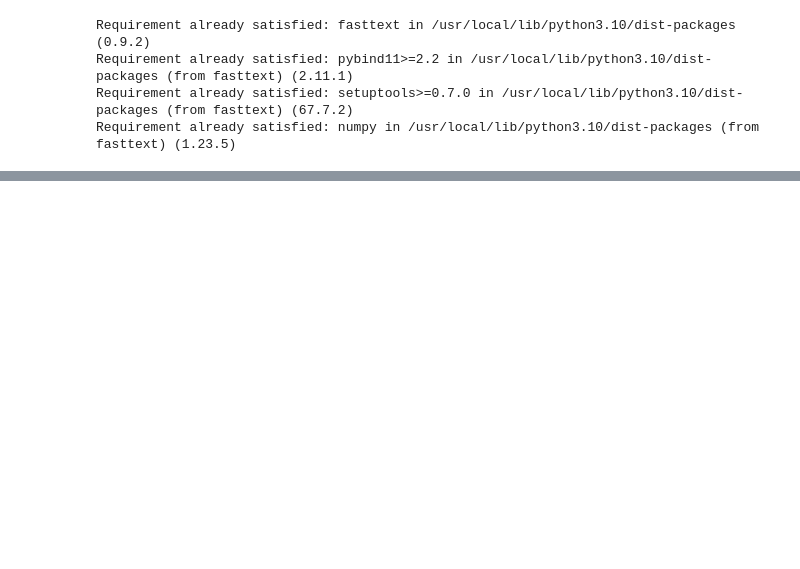
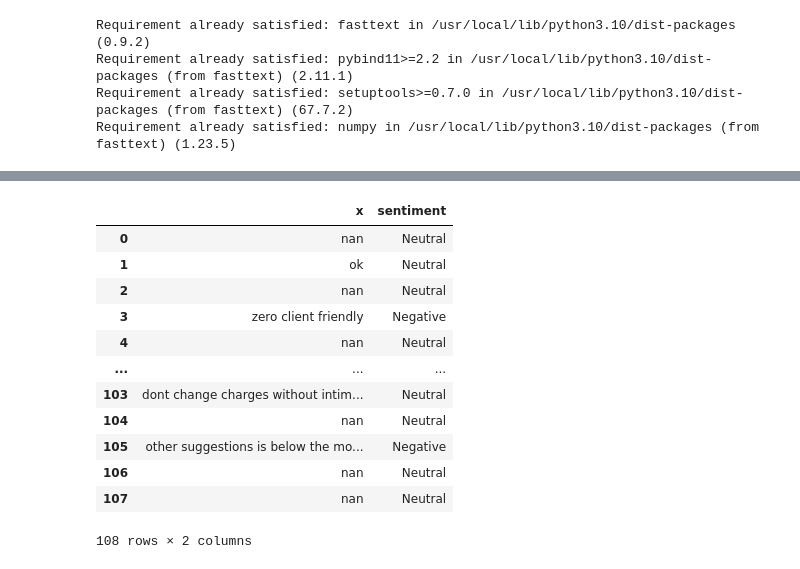
Before and after one commit to Brijeshtanwar/Topic-Modeling, a Jupyter notebook: sklearn_nlp_fasttext.ipynb, the cells around one changed output, grey strips where cells are left out. Drawn from its saved outputs; the diff is of its cells as text; code cells hidden in the pictures; blank space fills up the shorter version.

```diff
--- a/sklearn_nlp_fasttext.ipynb
+++ b/sklearn_nlp_fasttext.ipynb
@@ -247,0 +275,17 @@ for i in word_dict:
+# %%
+from google.colab import data_table
+data_table.DataTable(df[['x','sentiment']], include_index=False, num_rows_per_page=30)
+# %% [output]
+|  | x | sentiment |
+| 0 | nan | Neutral |
+| 1 | ok | Neutral |
+| 2 | nan | Neutral |
+| 3 | zero client friendly | Negative |
+| 4 | nan | Neutral |
+| ... | ... | ... |
+| 103 | dont change charges without intim... | Neutral |
+| 104 | nan | Neutral |
+| 105 | other suggestions is below the mo... | Negative |
+| 106 | nan | Neutral |
+| 107 | nan | Neutral |
+108 rows × 2 columns
```
Also changed, not shown: parts of 28 cells of this notebook.
